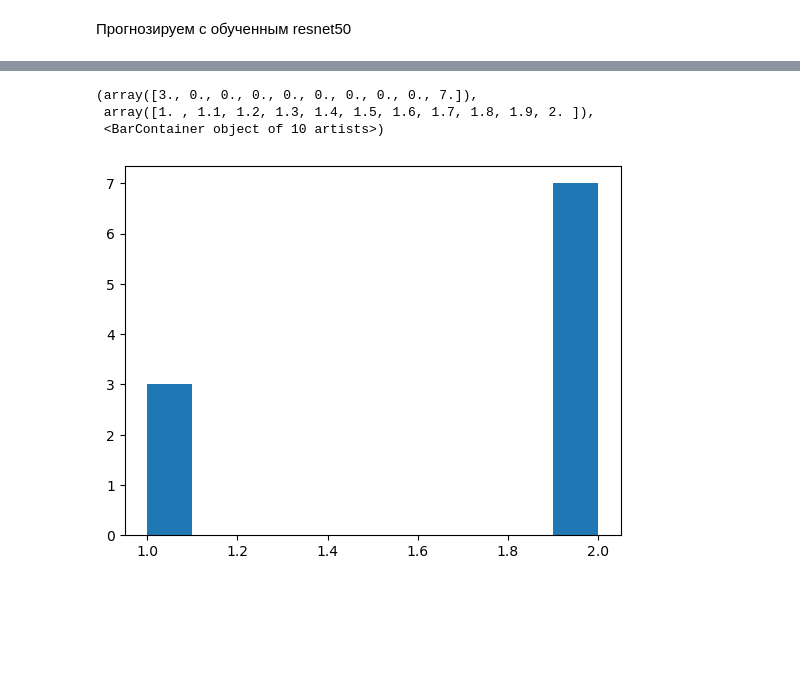
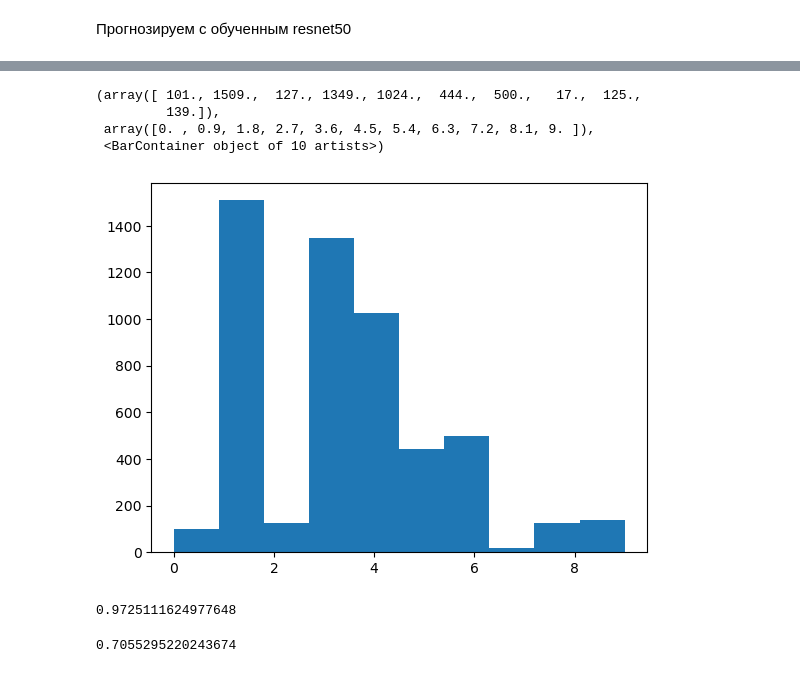
Before and after one commit to diamondOnJava/eye_disease_image_classifier, a Jupyter notebook: pipeline.ipynb, the cells around one changed output, grey strips where cells are left out. Drawn from its saved outputs; the diff is of its cells as text; code cells hidden in the pictures; blank space fills up the shorter version.

Commit message:
Хорошие метрики у resnet18

```diff
--- a/pipeline.ipynb
+++ b/pipeline.ipynb
@@ -399,11 +401,11 @@ def visualize_model(model, num_images=6):
 Обучаем нашу нейронную сеть
 # %%
 criterion = nn.CrossEntropyLoss()
-optimizer = optim.SGD(nn_model.parameters(), lr=0.001)
+optimizer = optim.Adam(resnet_model.parameters(), lr=1e-3)
 scheduler = lr_scheduler.StepLR(optimizer, step_size=7, gamma=0.1)
 
-# resnet_model = train_model(resnet_model, criterion, optimizer, scheduler, num_epochs=1)
-nn_model = train_model(nn_model, criterion, optimizer, scheduler, num_epochs=1)
+resnet_model = train_model(resnet_model, criterion, optimizer, scheduler, num_epochs=1)
+# nn_model = train_model(nn_model, criterion, optimizer, scheduler, num_epochs=1)
 # %% [output]
 Обучаю на cuda:0
 Epoch 0/0
@@ -420,10 +426,9 @@ torch.save(nn_model.state_dict(), WORK_DIR / "nn.pth")
 # %% [markdown]
 Проводим тестирование обученной модели
 # %%
-# resnet_model = models.resnet50()
-# resnet_model.load_state_dict(torch.load(WORK_DIR / "resnet50.pth"))
-nn_model = NeuralNet(in_features, out_features)
-nn_model.load_state_dict(torch.load(WORK_DIR / "nn.pth"))
+resnet_model.load_state_dict(torch.load(WORK_DIR / "resnet18.pth"))
+# nn_model = NeuralNet(out_features)
+# nn_model.load_state_dict(torch.load(WORK_DIR / "nn.pth"))
 # %% [output]
 <All keys matched successfully>
 # %%
@@ -471,7 +463,7 @@ test_df["label"] = test_df["class"].map(class_idxs)
 # %%
 test_ds = EyeDiseaseDataset(test_df, data_transforms["test"])
 test_dataloader = DataLoader(
-    test_ds, batch_size=batch_size, num_workers=4, shuffle=False
+    test_ds, batch_size=batch_size, num_workers=0, shuffle=False
 )
 # %%
 test_features, test_labels = next(iter(test_dataloader))
@@ -491,22 +483,27 @@ for i in range(5):
 # %% [markdown]
 Прогнозируем с обученным resnet50
 # %%
+from torch.nn.functional import softmax
+
 device = torch.device("cuda:0" if torch.cuda.is_available() else "cpu")
-# resnet_model.eval()
-# resnet_model = resnet_model.to(device)
-nn_model.eval()
-nn_model = nn_model.to(device)
+resnet_model.eval()
+resnet_model = resnet_model.to(device)
+# nn_model.eval()
+# nn_model = nn_model.to(device)
 y_true = []
 y_pred = []
+y_probas = []
 
 for inputs, labels in test_dataloader:
     with torch.no_grad():
         inputs = inputs.to(device)
         labels = labels.to(device)
 
-        # outputs = resnet_model(inputs)
-        outputs = nn_model(inputs)
+        outputs = resnet_model(inputs)
+        # outputs = nn_model(inputs)
+        probas = softmax(outputs, dim=1)
         preds = torch.argmax(outputs, dim=1)
 
         y_true.extend(labels.cpu().numpy())
         y_pred.extend(preds.cpu().numpy())
+        y_probas.extend(probas.cpu().numpy())
@@ -557,11 +541,20 @@ Central Serous Chorioretinopathy-Color Fundus       0.00      0.00      0.00
 # %%
 # Проверка распределения меток в семплере
 batch_labels = []
-for images, labels in train_dataloader:
+for images, labels in test_dataloader:
     batch_labels.extend(labels.numpy())
 plt.hist(batch_labels, bins=len(class_names))
 # %% [output]
-(array([3., 0., 0., 0., 0., 0., 0., 0., 0., 7.]),
- array([1. , 1.1, 1.2, 1.3, 1.4, 1.5, 1.6, 1.7, 1.8, 1.9, 2. ]),
+(array([ 101., 1509.,  127., 1349., 1024.,  444.,  500.,   17.,  125.,
+         139.]),
+ array([0. , 0.9, 1.8, 2.7, 3.6, 4.5, 5.4, 6.3, 7.2, 8.1, 9. ]),
  <BarContainer object of 10 artists>)
-[figure, old version]
+[figure, new version]
+# %%
+print(roc_auc_score(y_true, y_probas, multi_class='ovo'))
+# %% [output]
+0.9725111624977648
+# %%
+accuracy_score(y_true, y_pred)
+# %% [output]
+0.7055295220243674
```
Also changed, not shown: parts of 14 cells of this notebook, 1 other file.
